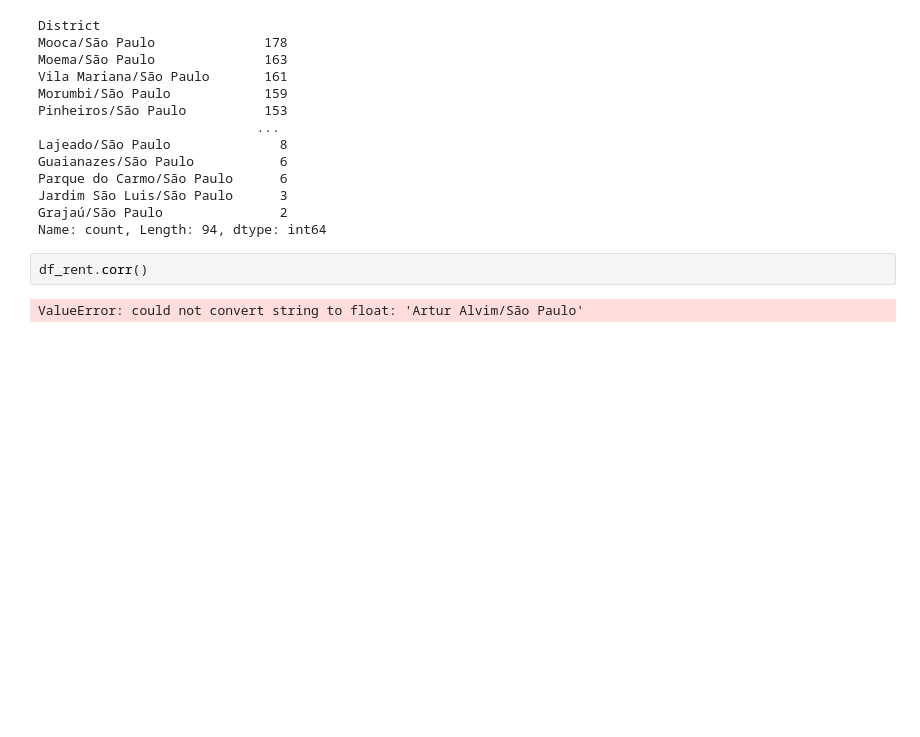
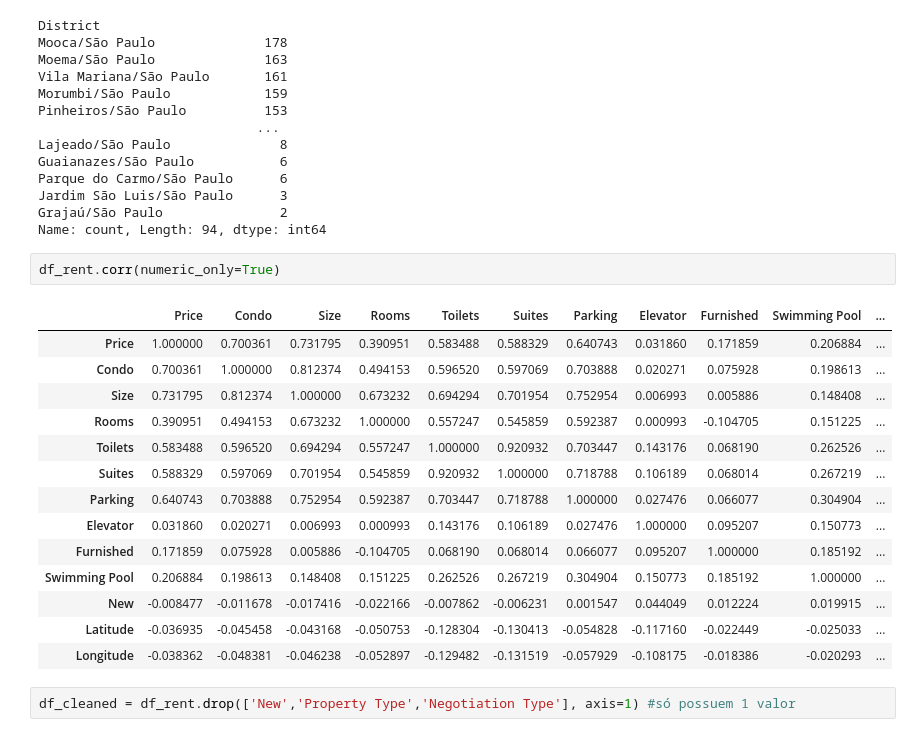
Before and after one commit to fernandops21/SP_Real_Estate_Analysis, a Jupyter notebook: material_aula.ipynb, the cells around one changed output. Cells and saved outputs as stored; diff of their text form; blank space fills up the shorter version.

```diff
--- a/main.ipynb
+++ b/material_aula.ipynb
@@ -114,6 +122,21 @@ Jardim São Luis/São Paulo      3
 Grajaú/São Paulo               2
 Name: count, Length: 94, dtype: int64
 # %%
-df_rent.corr()
+df_rent.corr(numeric_only=True)
 # %% [output]
-ValueError: could not convert string to float: 'Artur Alvim/São Paulo'
+|  | Price | Condo | Size | Rooms | Toilets | Suites | Parking | Elevator | Furnished | Swimming Pool | ... |
+| Price | 1.000000 | 0.700361 | 0.731795 | 0.390951 | 0.583488 | 0.588329 | 0.640743 | 0.031860 | 0.171859 | 0.206884 | ... |
+| Condo | 0.700361 | 1.000000 | 0.812374 | 0.494153 | 0.596520 | 0.597069 | 0.703888 | 0.020271 | 0.075928 | 0.198613 | ... |
+| Size | 0.731795 | 0.812374 | 1.000000 | 0.673232 | 0.694294 | 0.701954 | 0.752954 | 0.006993 | 0.005886 | 0.148408 | ... |
+| Rooms | 0.390951 | 0.494153 | 0.673232 | 1.000000 | 0.557247 | 0.545859 | 0.592387 | 0.000993 | -0.104705 | 0.151225 | ... |
+| Toilets | 0.583488 | 0.596520 | 0.694294 | 0.557247 | 1.000000 | 0.920932 | 0.703447 | 0.143176 | 0.068190 | 0.262526 | ... |
+| Suites | 0.588329 | 0.597069 | 0.701954 | 0.545859 | 0.920932 | 1.000000 | 0.718788 | 0.106189 | 0.068014 | 0.267219 | ... |
+| Parking | 0.640743 | 0.703888 | 0.752954 | 0.592387 | 0.703447 | 0.718788 | 1.000000 | 0.027476 | 0.066077 | 0.304904 | ... |
+| Elevator | 0.031860 | 0.020271 | 0.006993 | 0.000993 | 0.143176 | 0.106189 | 0.027476 | 1.000000 | 0.095207 | 0.150773 | ... |
+| Furnished | 0.171859 | 0.075928 | 0.005886 | -0.104705 | 0.068190 | 0.068014 | 0.066077 | 0.095207 | 1.000000 | 0.185192 | ... |
+| Swimming Pool | 0.206884 | 0.198613 | 0.148408 | 0.151225 | 0.262526 | 0.267219 | 0.304904 | 0.150773 | 0.185192 | 1.000000 | ... |
+| New | -0.008477 | -0.011678 | -0.017416 | -0.022166 | -0.007862 | -0.006231 | 0.001547 | 0.044049 | 0.012224 | 0.019915 | ... |
+| Latitude | -0.036935 | -0.045458 | -0.043168 | -0.050753 | -0.128304 | -0.130413 | -0.054828 | -0.117160 | -0.022449 | -0.025033 | ... |
+| Longitude | -0.038362 | -0.048381 | -0.046238 | -0.052897 | -0.129482 | -0.131519 | -0.057929 | -0.108175 | -0.018386 | -0.020293 | ... |
+# %%
+df_cleaned = df_rent.drop(['New','Property Type','Negotiation Type'], axis=1) #só possuem 1 valor
```
Also changed, not shown: parts of 33 cells of this notebook.
